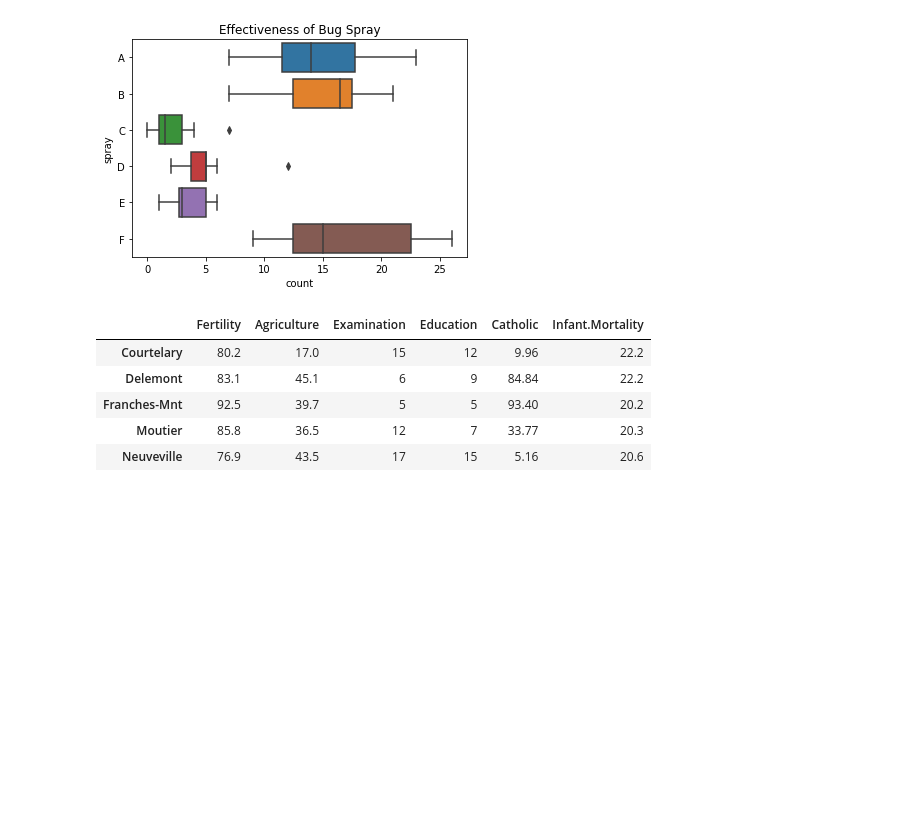
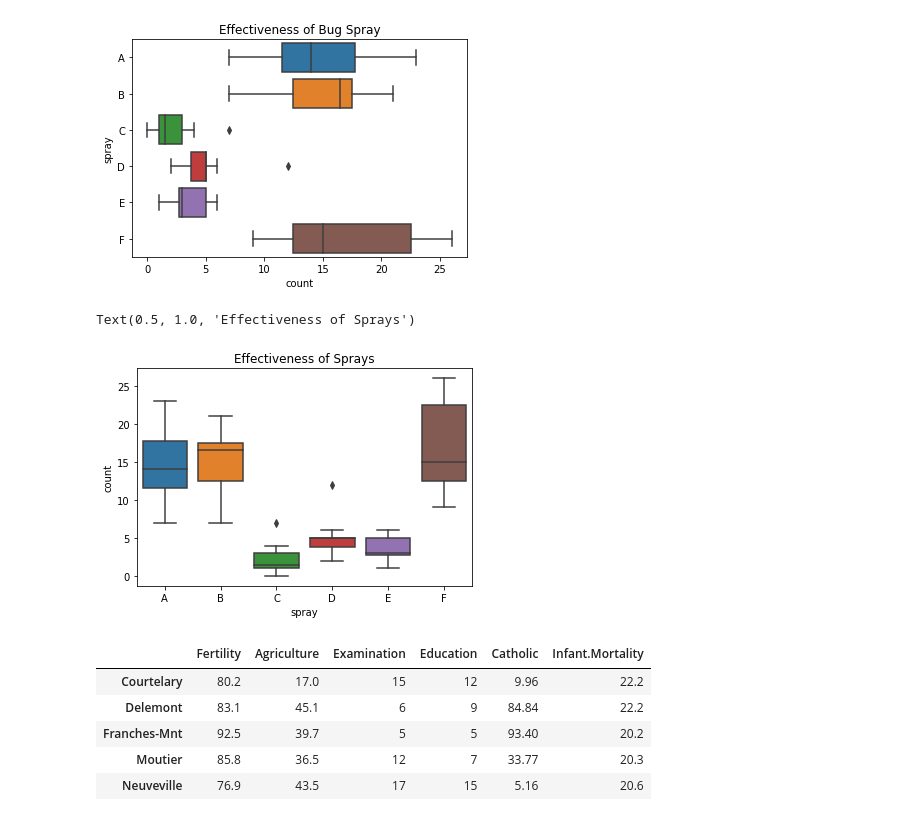
Before and after one commit to george887/numpy-pandas-visualization-exercises, a Jupyter notebook: seaborn_exercises.ipynb, the cells around one changed output. Saved outputs shown, nothing was run; the diff lists cells and outputs as text; code cells hidden in the pictures; blank space fills up the shorter version.

```diff
--- a/seaborn_exercises.ipynb
+++ b/seaborn_exercises.ipynb
@@ -191,6 +215,12 @@ plt.title('Effectiveness of Bug Spray')
 # %% [output]
 Text(0.5, 1.0, 'Effectiveness of Bug Spray')
 [figure]
+# %%
+sns.boxplot(data=insectspray, x="spray", y="count")
+plt.title("Effectiveness of Sprays")
+# %% [output]
+Text(0.5, 1.0, 'Effectiveness of Sprays')
+[figure, added]
 # %%
 #3. Load the swiss dataset and read it's documentation. Create visualizations to answer
 # the following questions:
```
Also changed, not shown: parts of 2 cells of this notebook.
